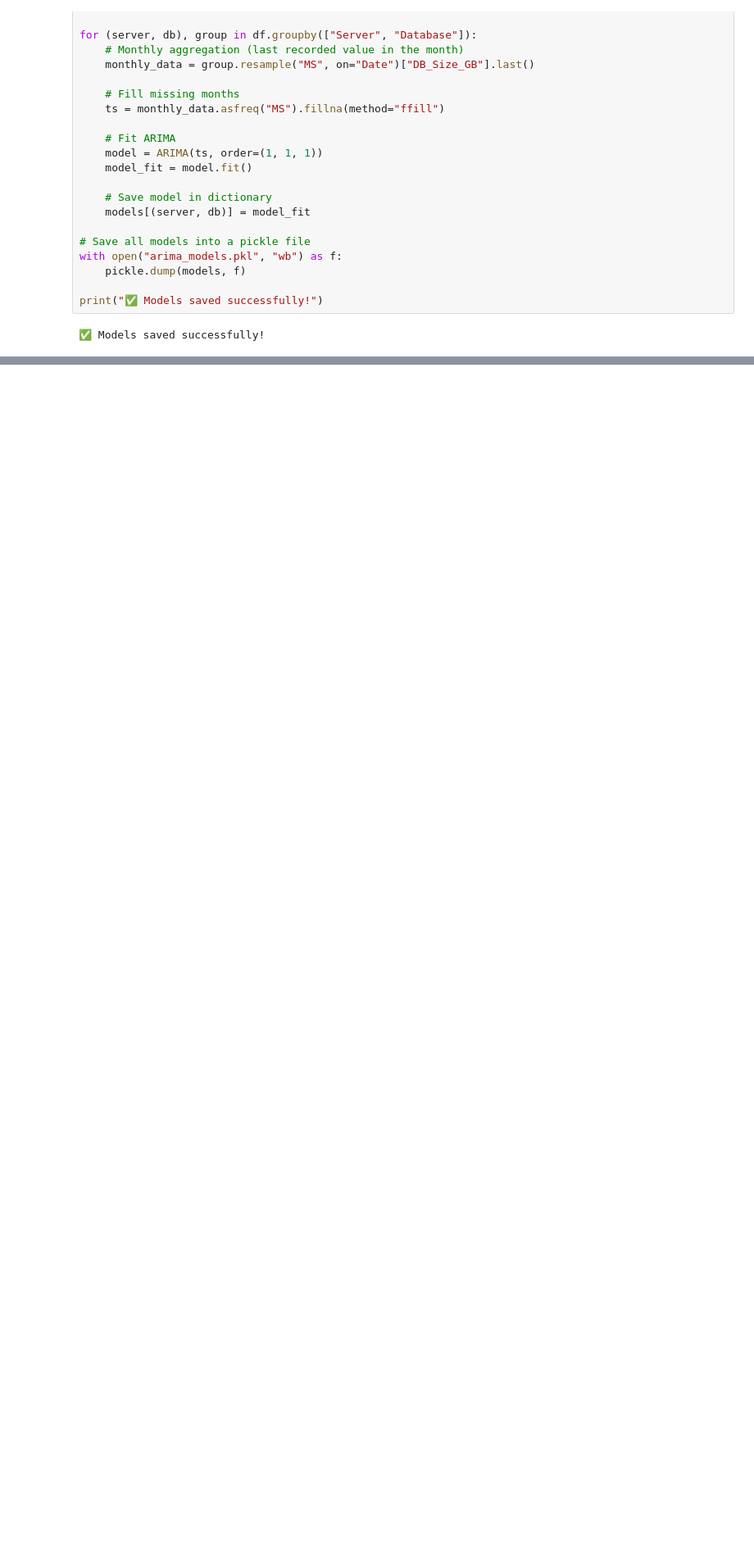
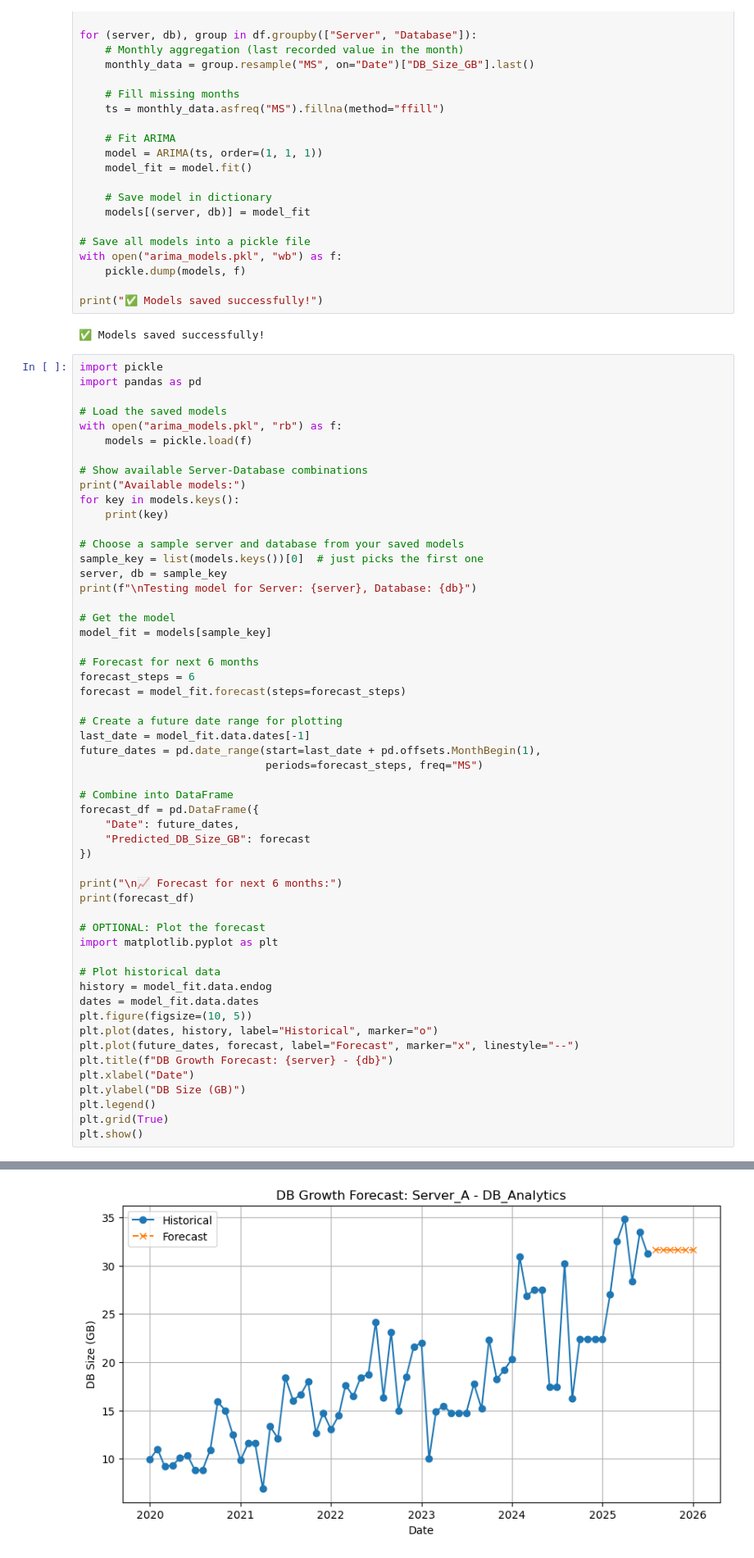
Before and after one commit to PotlaVani2002/MLOPS, a Jupyter notebook: Forecasting_DB_Growth/arima_models.ipynb, the cells around one changed output, grey strips where cells are left out. Shown at 82% size. Drawn from its saved outputs; the diff is of its cells as text; blank space fills up the shorter version.

Commit message:
Sample model added

```diff
--- a/Forecasting_DB_Growth/arima_models.ipynb
+++ b/Forecasting_DB_Growth/arima_models.ipynb
@@ -30,3 +30,58 @@ with open("arima_models.pkl", "wb") as f:
 print("✅ Models saved successfully!")
 # %% [output]
 ✅ Models saved successfully!
+# %%
+import pickle
+import pandas as pd
+
+# Load the saved models
+with open("arima_models.pkl", "rb") as f:
+    models = pickle.load(f)
+
+# Show available Server-Database combinations
+print("Available models:")
+for key in models.keys():
+    print(key)
+
+# Choose a sample server and database from your saved models
+sample_key = list(models.keys())[0]  # just picks the first one
+server, db = sample_key
+print(f"\nTesting model for Server: {server}, Database: {db}")
+
+# Get the model
+model_fit = models[sample_key]
+
+# Forecast for next 6 months
+forecast_steps = 6
+forecast = model_fit.forecast(steps=forecast_steps)
+
+# Create a future date range for plotting
+last_date = model_fit.data.dates[-1]
+future_dates = pd.date_range(start=last_date + pd.offsets.MonthBegin(1),
+                             periods=forecast_steps, freq="MS")
+
+# Combine into DataFrame
+forecast_df = pd.DataFrame({
+    "Date": future_dates,
+    "Predicted_DB_Size_GB": forecast
+})
+
+print("\n📈 Forecast for next 6 months:")
+print(forecast_df)
+
+# OPTIONAL: Plot the forecast
+import matplotlib.pyplot as plt
+
+# Plot historical data
+history = model_fit.data.endog
+dates = model_fit.data.dates
+plt.figure(figsize=(10, 5))
+plt.plot(dates, history, label="Historical", marker="o")
+plt.plot(future_dates, forecast, label="Forecast", marker="x", linestyle="--")
+plt.title(f"DB Growth Forecast: {server} - {db}")
+plt.xlabel("Date")
+plt.ylabel("DB Size (GB)")
+plt.legend()
+plt.grid(True)
+plt.show()
+# %% [output]
@@ -32,0 +105 @@ print("✅ Models saved successfully!")
+[figure, added]
```
Also changed, not shown: parts of 1 cell of this notebook.
